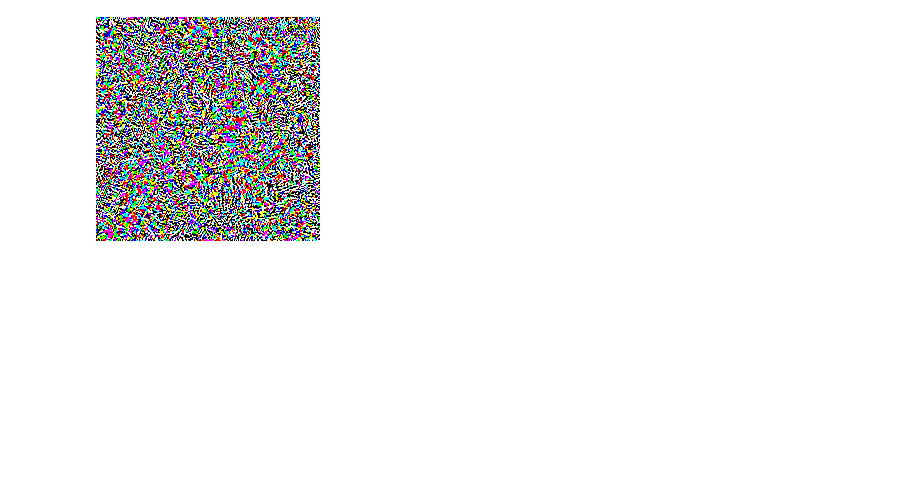
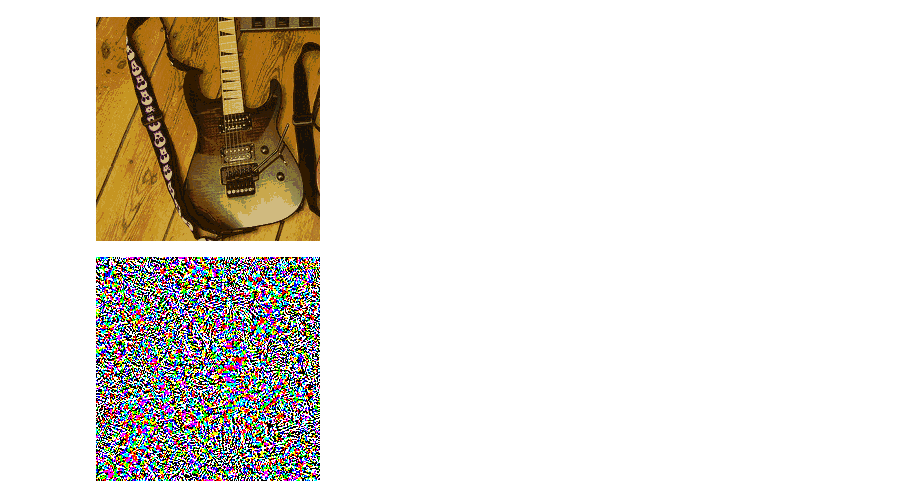
Before and after one commit to danjacobellis/FTML, a Jupyter notebook: experiments/fgsm.ipynb, the cells around one changed output. Cells and saved outputs as stored; diff of their text form; code cells hidden in the pictures; blank space fills up the shorter version.

Commit message:
test gif

```diff
--- a/experiments/fgsm.ipynb
+++ b/experiments/fgsm.ipynb
@@ -32 +12,6 @@ To enable them in other operations, rebuild TensorFlow with the appropriate comp
 [figure]
+# %%
+test_label, _ = fgsm(model,codec_gif(rgb))
+print(test_label)
+show(codec_gif(rgb))
+# %% [output]
@@ -33,3 +21,4 @@ To enable them in other operations, rebuild TensorFlow with the appropriate comp
+[figure, added]
 # %%
 show_perturbation(tf.sign(gradient))
 # %% [output]
```
Also changed, not shown: parts of 5 cells of this notebook.
